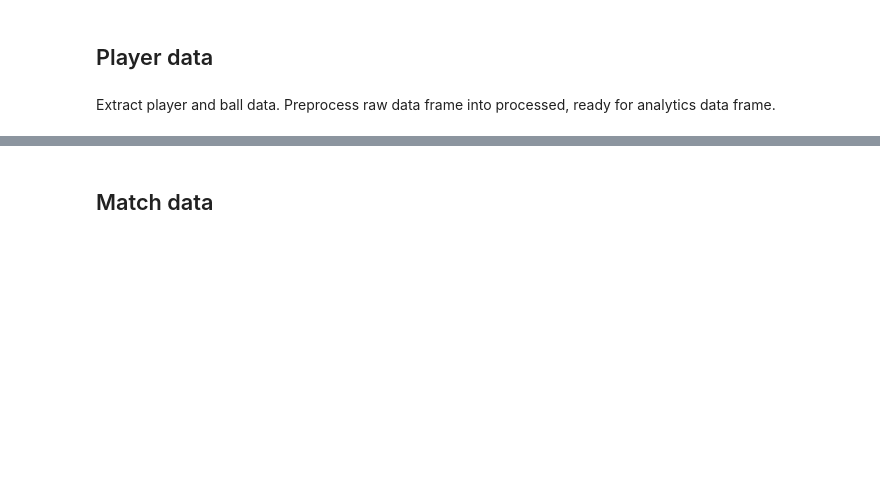
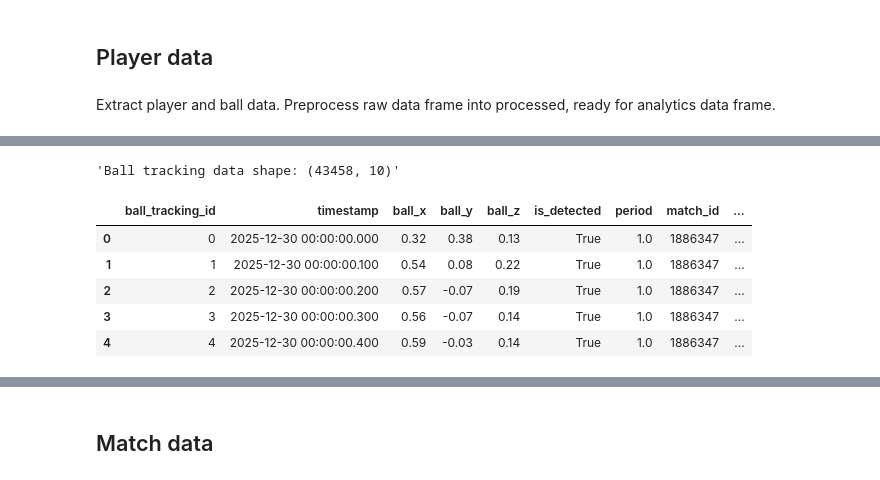
Before and after one commit to ppatrzalek/football-ml, a Jupyter notebook: notebooks/readers_notebook.ipynb, the cells around one changed output, grey strips where cells are left out. Drawn from its saved outputs; the diff is of its cells as text; code cells hidden in the pictures; blank space fills up the shorter version.

```diff
--- a/notebooks/readers_notebook.ipynb
+++ b/notebooks/readers_notebook.ipynb
@@ -70,0 +100,30 @@ processed_tracking_df.head()
+# %%
+# Expand the ball_data column
+ball_expanded = pd.json_normalize(raw_tracking_data['ball_data'])
+possession_expanded = pd.json_normalize(raw_tracking_data['possession'])
+
+# Combine with original dataframe
+ball_tracking_df = pd.concat([
+    raw_tracking_data.drop(columns=["ball_data", "player_data", "image_corners_projection", "possession", "frame"], axis=1),
+    ball_expanded.rename(columns={"x": "ball_x", "y": "ball_y", "z": "ball_z"}),
+    possession_expanded.rename(columns={"player_id": "possession_player_id", "group": "possession_team_group"}),
+    ],
+axis=1).drop_duplicates().dropna(subset=["ball_x", "ball_y", "ball_z"])
+ball_tracking_df["match_id"] = match_id
+ball_tracking_df = ball_tracking_df.reset_index(drop=True).reset_index().rename(columns={"index": "ball_tracking_id"})
+columns_ = [
+    "ball_tracking_id", "timestamp",
+    "ball_x", "ball_y", "ball_z",
+    "is_detected", "period", "match_id", "possession_player_id", "possession_team_group"
+]
+ball_tracking_df = ball_tracking_df[columns_]
+print(f"Ball tracking data shape: {ball_tracking_df.shape}")
+ball_tracking_df.head()
+# %% [output]
+'Ball tracking data shape: (43458, 10)'
+|  | ball_tracking_id | timestamp | ball_x | ball_y | ball_z | is_detected | period | match_id | ... |
+| 0 | 0 | 2025-12-30 00:00:00.000 | 0.32 | 0.38 | 0.13 | True | 1.0 | 1886347 | ... |
+| 1 | 1 | 2025-12-30 00:00:00.100 | 0.54 | 0.08 | 0.22 | True | 1.0 | 1886347 | ... |
+| 2 | 2 | 2025-12-30 00:00:00.200 | 0.57 | -0.07 | 0.19 | True | 1.0 | 1886347 | ... |
+| 3 | 3 | 2025-12-30 00:00:00.300 | 0.56 | -0.07 | 0.14 | True | 1.0 | 1886347 | ... |
+| 4 | 4 | 2025-12-30 00:00:00.400 | 0.59 | -0.03 | 0.14 | True | 1.0 | 1886347 | ... |
```
Also changed, not shown: parts of 16 cells of this notebook.
